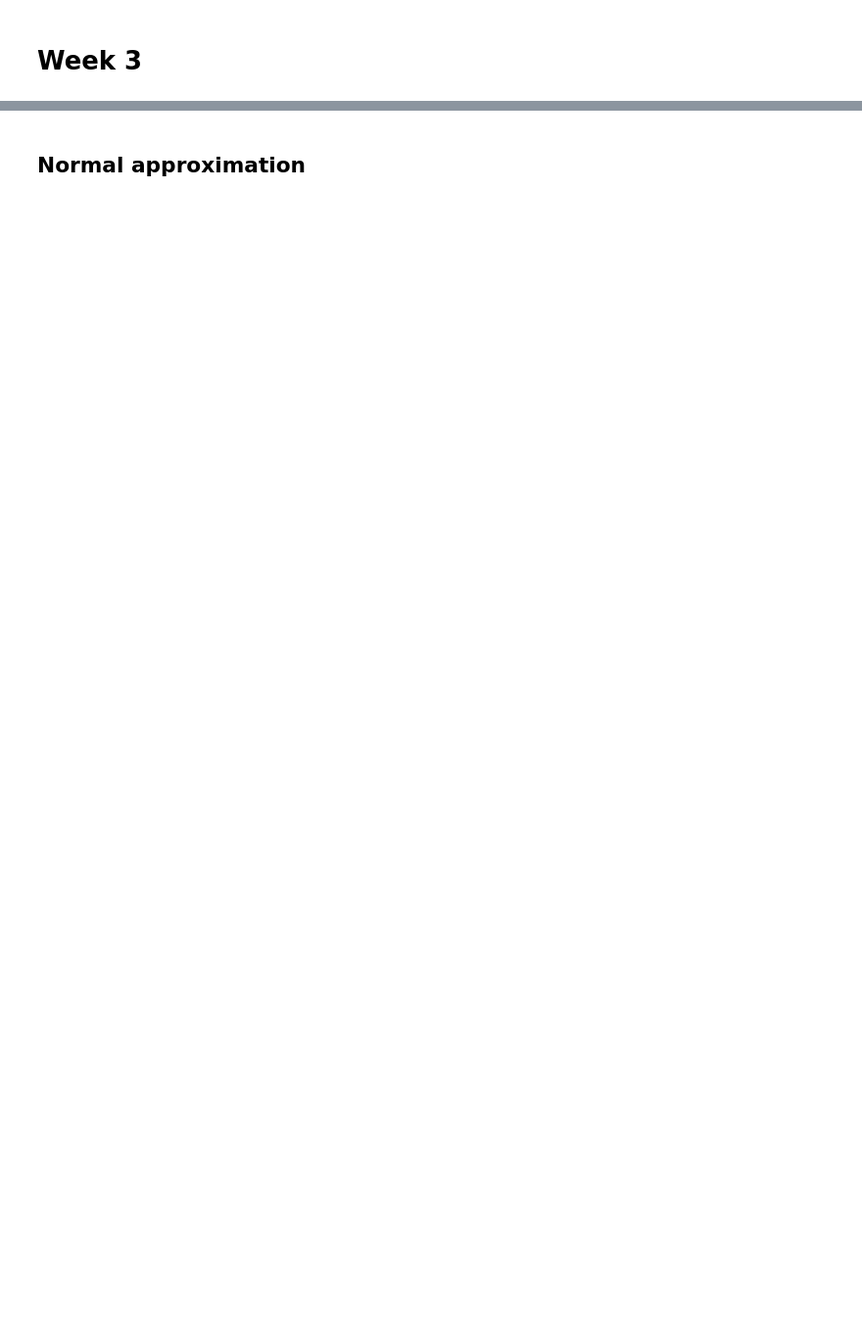
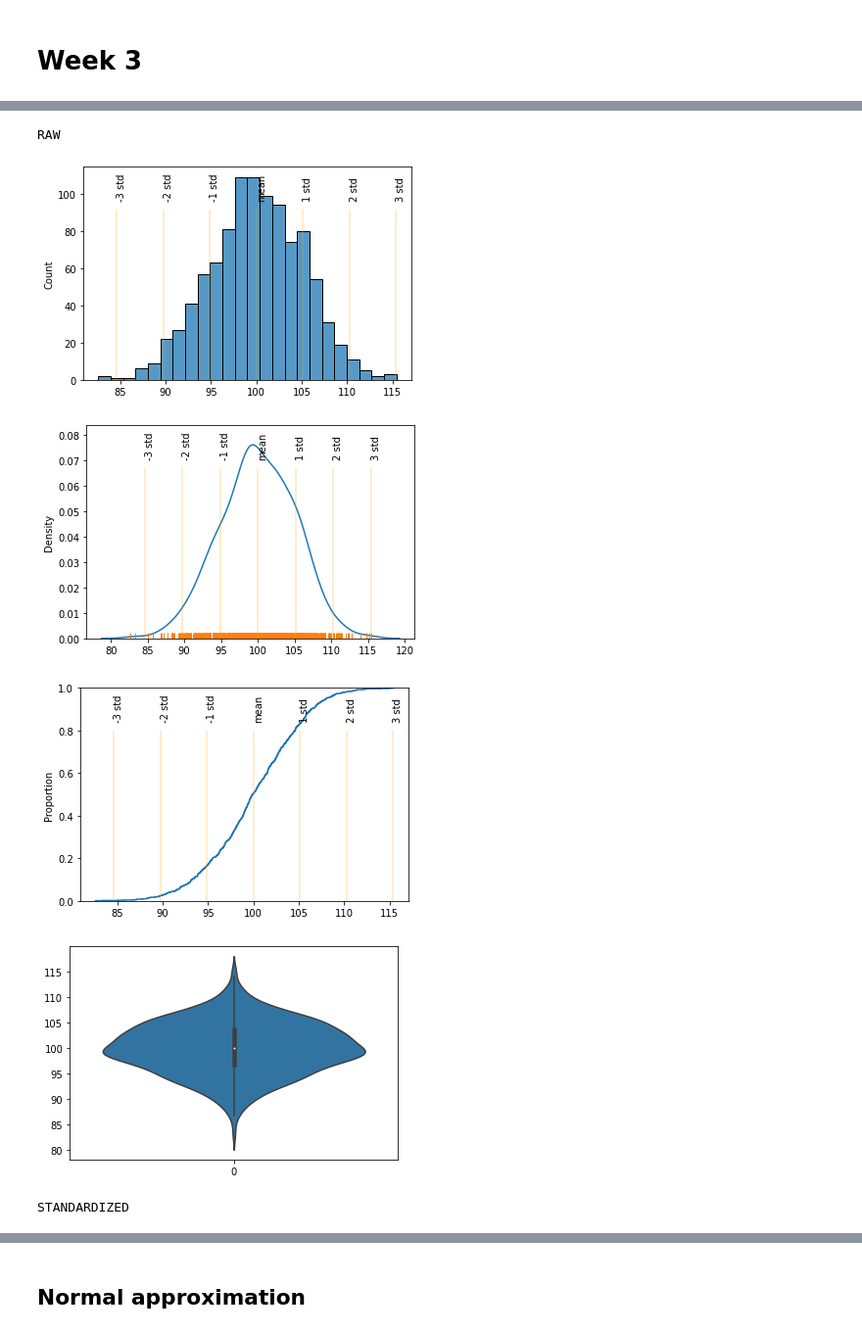
Before and after one commit to TomasDrozdik/statistics, a Jupyter notebook: introduction-to-statistics.ipynb, the cells around one changed output, grey strips where cells are left out. Shown: that part at 98% size. Saved outputs shown, nothing was run; the diff lists cells and outputs as text; code cells hidden in the pictures; blank space fills up the shorter version.

```diff
--- a/introduction-to-statistics.ipynb
+++ b/introduction-to-statistics.ipynb
@@ -109,0 +40,55 @@ STANDARDIZED
+# %%
+def standardize(x):
+    mean = np.mean(x)
+    std = np.std(x)
+    inner = lambda x: (x - mean) / std
+    return inner(x)
+
+
+def add_empirical_rule_annotations(ax, x):
+    std = np.std(x)
+    mean = np.mean(x)
+
+    x_bound = [mean + i * std for i in range(-3, 4)]
+    y_bound = ax.get_ylim()
+
+    ax.vlines(x=x_bound, ymin=y_bound[0], ymax=y_bound[1] * 0.8, color="orange", lw=2, alpha=0.2)
+    for idx, x in enumerate(x_bound):
+        text = f"{idx - 3} std" if idx != 3 else "mean"
+        ax.annotate(text=text, xy=(x, (y_bound[1] - y_bound[0]) * 0.85 + y_bound[0]), rotation=90)
+
+
+n = 1000
+mu, std = 100, 5
+
+print("RAW")
+measured = np.random.normal(mu, std, n)
+ax = sns.histplot(data=measured)
+add_empirical_rule_annotations(ax, measured)
+plt.show()
+
+# This is how to combine plots
+ax = sns.kdeplot(data=measured)
+ax = sns.rugplot(data=measured)
+add_empirical_rule_annotations(ax, measured)
+plt.show()
+
+ax = sns.ecdfplot(data=measured)
+add_empirical_rule_annotations(ax, measured)
+plt.show()
+
+ax = sns.violinplot(data=measured)
+plt.show()
+
+print("STANDARDIZED")
+standardized = standardize(measured)
+ax = sns.kdeplot(data=standardized)
+add_empirical_rule_annotations(ax, standardized)
+plt.show()
+# %% [output]
+RAW
+[figure, added]
+[figure, added]
+[figure, added]
+[figure, added]
+STANDARDIZED
```
Also changed, not shown: parts of 18 cells of this notebook.
